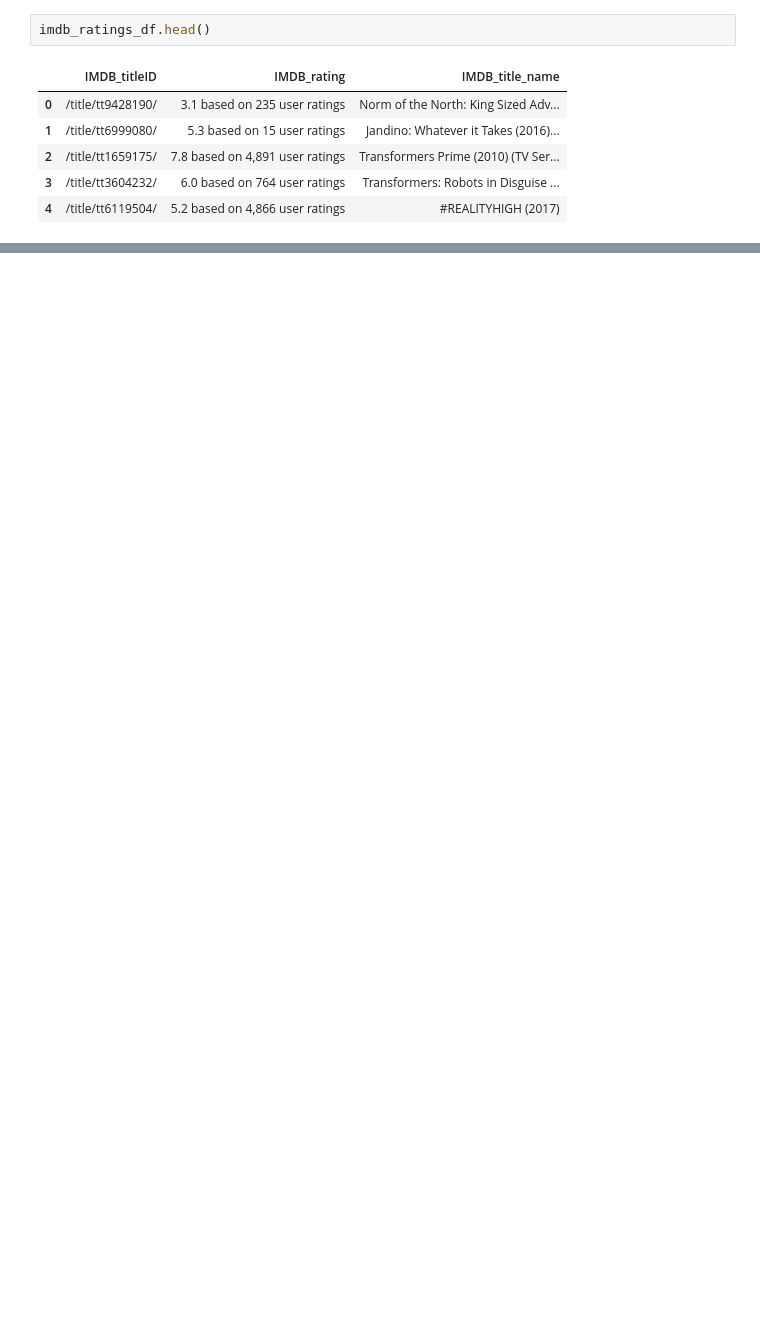
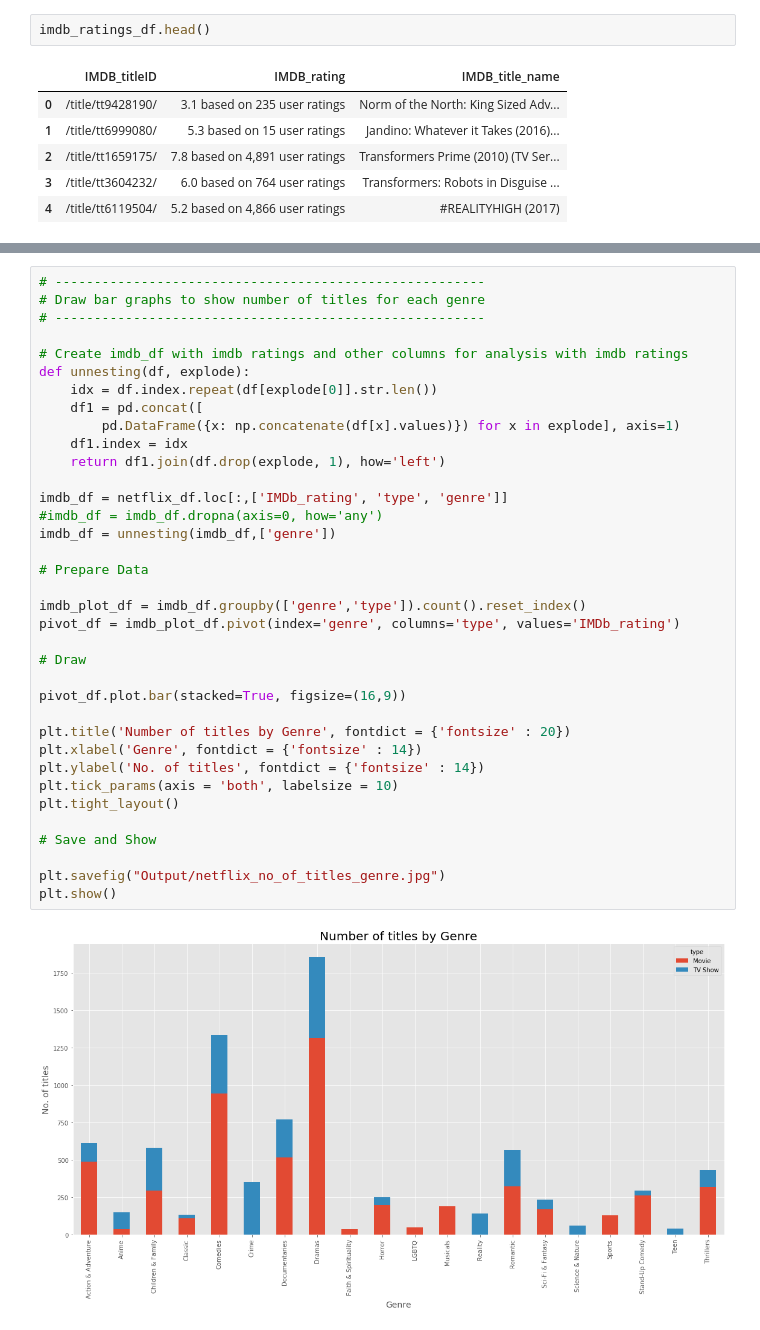
Before and after one commit to nayaksom/720c_python_project, a Jupyter notebook: 720C_Final_Project_Analysis.ipynb, the cells around one changed output, grey strips where cells are left out. Saved outputs shown, nothing was run; the diff lists cells and outputs as text; blank space fills up the shorter version.

```diff
--- a/720C_Final_Project_Analysis.ipynb
+++ b/720C_Final_Project_Analysis.ipynb
@@ -38,0 +297,38 @@ imdb_ratings_df.head()
+# %%
+# -------------------------------------------------------
+# Draw bar graphs to show number of titles for each genre
+# -------------------------------------------------------
+
+# Create imdb_df with imdb ratings and other columns for analysis with imdb ratings
+def unnesting(df, explode):
+    idx = df.index.repeat(df[explode[0]].str.len())
+    df1 = pd.concat([
+        pd.DataFrame({x: np.concatenate(df[x].values)}) for x in explode], axis=1)
+    df1.index = idx
+    return df1.join(df.drop(explode, 1), how='left')
+
+imdb_df = netflix_df.loc[:,['IMDb_rating', 'type', 'genre']]
+#imdb_df = imdb_df.dropna(axis=0, how='any')
+imdb_df = unnesting(imdb_df,['genre'])
+
+# Prepare Data
+
+imdb_plot_df = imdb_df.groupby(['genre','type']).count().reset_index()
+pivot_df = imdb_plot_df.pivot(index='genre', columns='type', values='IMDb_rating')
+
+# Draw
+
+pivot_df.plot.bar(stacked=True, figsize=(16,9))
+
+plt.title('Number of titles by Genre', fontdict = {'fontsize' : 20})
+plt.xlabel('Genre', fontdict = {'fontsize' : 14})
+plt.ylabel('No. of titles', fontdict = {'fontsize' : 14})
+plt.tick_params(axis = 'both', labelsize = 10)
+plt.tight_layout()
+
+# Save and Show
+
+plt.savefig("Output/netflix_no_of_titles_genre.jpg")
+plt.show()
+# %% [output]
+[figure, added]
```
Also changed, not shown: parts of 16 cells of this notebook.
